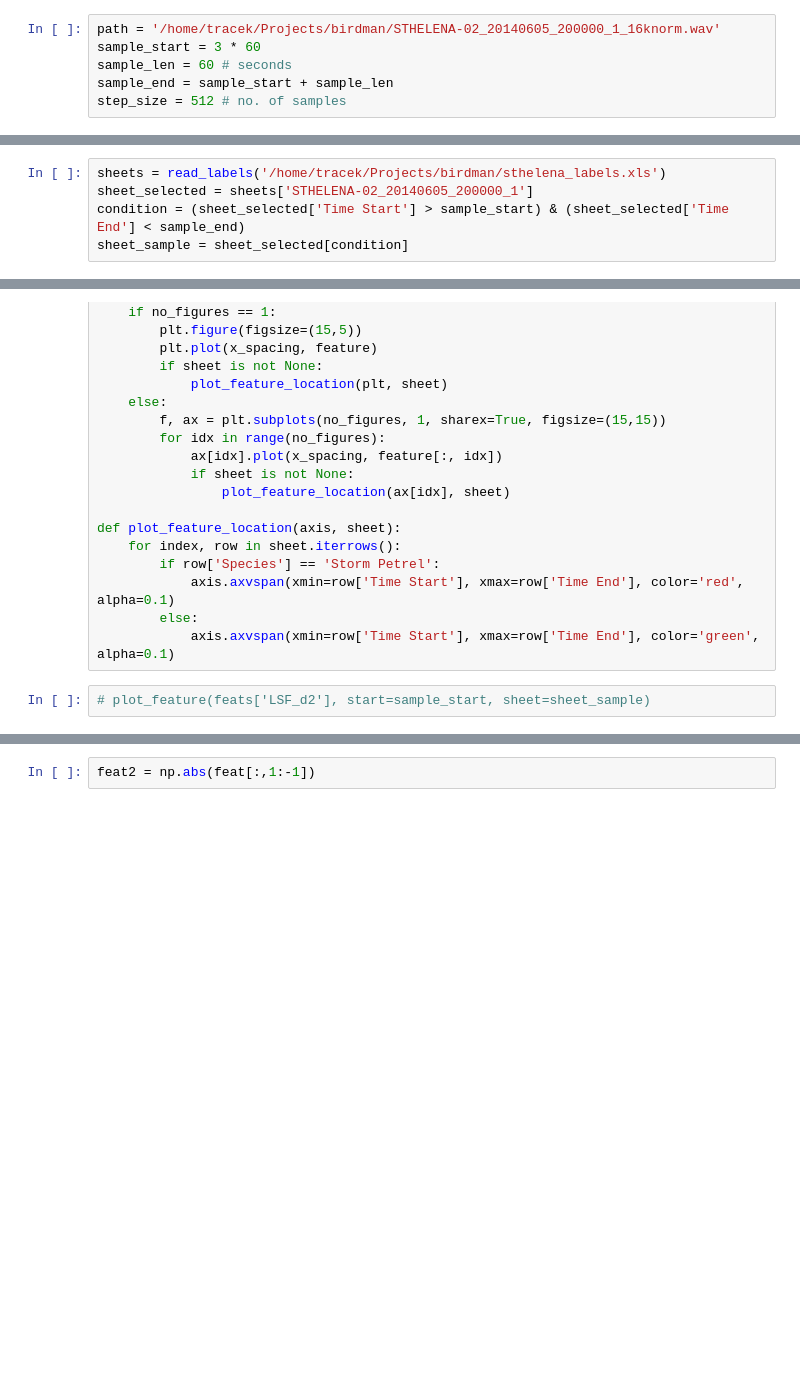
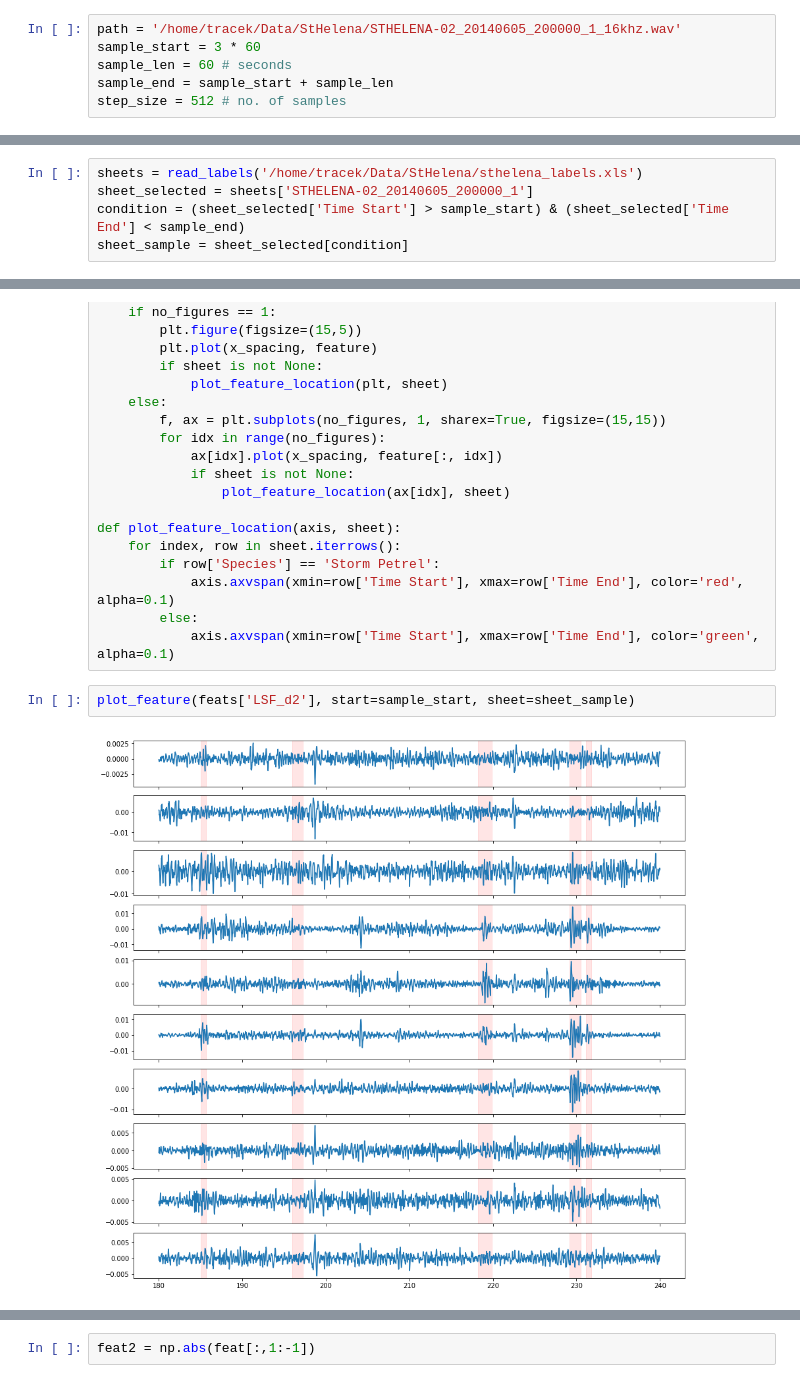
Before and after one commit to RSPB/Birdman, a Jupyter notebook: plot_features.ipynb, the cells around one changed output, grey strips where cells are left out. Drawn from its saved outputs; the diff is of its cells as text; blank space fills up the shorter version.

```diff
--- a/plot_features.ipynb
+++ b/plot_features.ipynb
@@ -8,7 +8,7 @@ from read_labels import read_labels
 
 %matplotlib inline
 # %%
-path = '/home/tracek/Projects/birdman/STHELENA-02_20140605_200000_1_16knorm.wav'
+path = '/home/tracek/Data/StHelena/STHELENA-02_20140605_200000_1_16khz.wav'
 sample_start = 3 * 60
 sample_len = 60 # seconds
 sample_end = sample_start + sample_len
@@ -23,7 +23,7 @@ engine = yaafelib.Engine()
 engine.load(feature_plan.getDataFlow())
 feats = engine.processAudio(sample.reshape(1, -1).astype('float64'))
 # %%
-sheets = read_labels('/home/tracek/Projects/birdman/sthelena_labels.xls')
+sheets = read_labels('/home/tracek/Data/StHelena/sthelena_labels.xls')
 sheet_selected = sheets['STHELENA-02_20140605_200000_1']
 condition = (sheet_selected['Time Start'] > sample_start) & (sheet_selected['Time End'] < sample_end)
 sheet_sample = sheet_selected[condition]
@@ -56,6 +64,8 @@ def plot_feature_location(axis, sheet):
         else:
             axis.axvspan(xmin=row['Time Start'], xmax=row['Time End'], color='green', alpha=0.1)
 # %%
-# plot_feature(feats['LSF_d2'], start=sample_start, sheet=sheet_sample)
+plot_feature(feats['LSF_d2'], start=sample_start, sheet=sheet_sample)
+# %% [output]
+[figure, added]
 # %%
 sheet_sample
```
Also changed, not shown: parts of 3 cells of this notebook, 3 other files.
